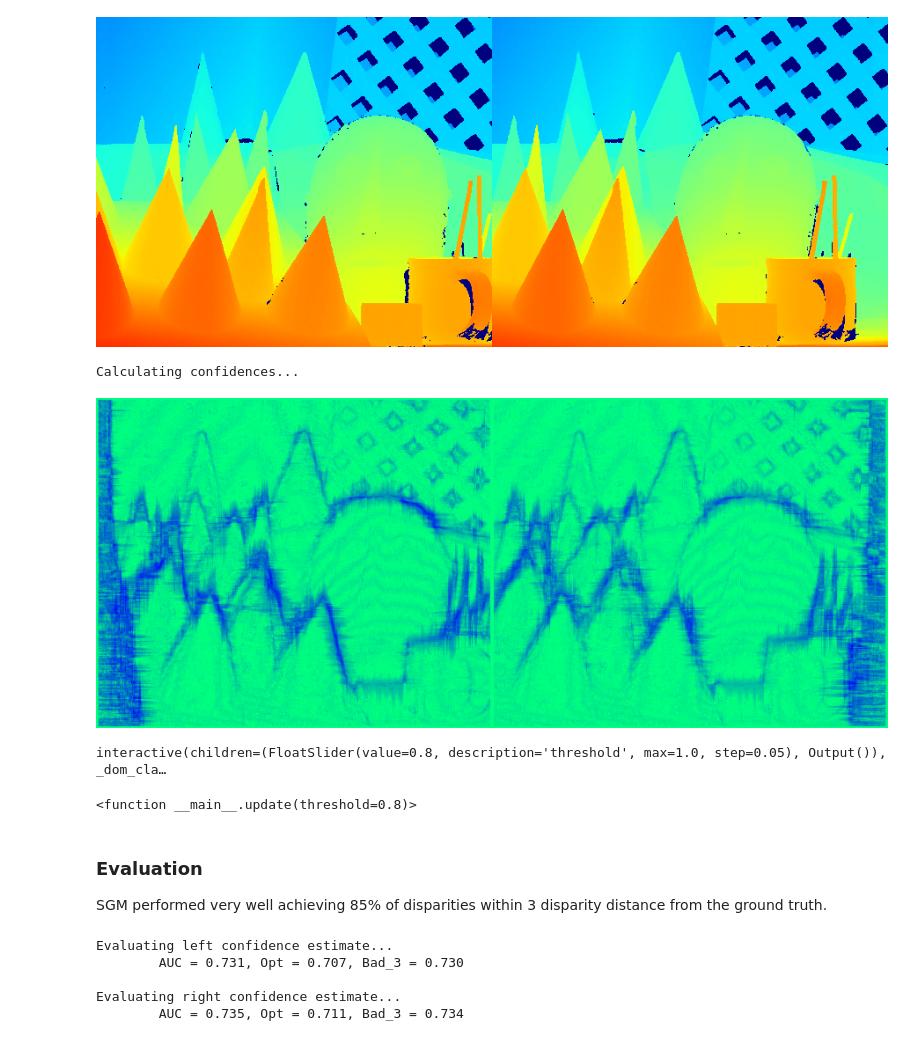
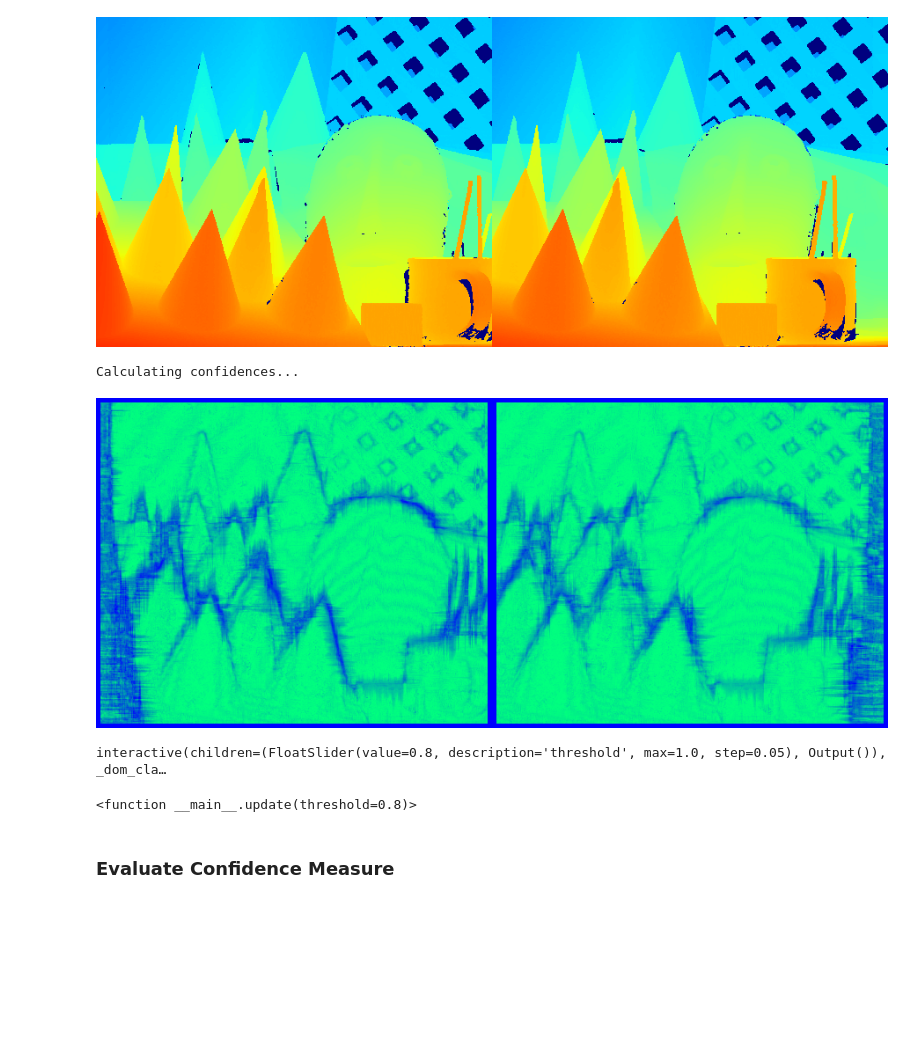
Before and after one commit to ChristianOrr/confidence-measures, a Jupyter notebook: matching_score_measure.ipynb, the cells around one changed output. Drawn from its saved outputs; the diff is of its cells as text; code cells hidden in the pictures; blank space fills up the shorter version.

```diff
--- a/matching_score_measure.ipynb
+++ b/matching_score_measure.ipynb
@@ -391,7 +392,7 @@ display(Image.fromarray(joined_depth_map_gt))
 # %% [output]
 [figure]
 # %%
-def matching_score_measure(aggregation_volume):
+def matching_score_measure(aggregation_volume, csize):
     """
     Creates a confidence map (H x W) using the
     matching score measure technique from the
@@ -414,19 +415,24 @@ def matching_score_measure(aggregation_volume):
     minimum = np.min(min_costs)
     maximum = np.max(min_costs)
     confidence = (min_costs - minimum) / (maximum - minimum)
+    # Set border pixels confidence to 0 (since disparity couldn't be calculated there)
+    confidence[:csize[0], :] = 0 # top border
+    confidence[-csize[0]:, :] = 0 # bottom border
+    confidence[:, :csize[1]] = 0 # left border
+    confidence[:, -csize[1]:] = 0 # right border
     return confidence
 # %%
 print("\nCalculating confidences...")
-left_confidences = matching_score_measure(left_aggregation_volume)
-right_confidences = matching_score_measure(right_aggregation_volume)
+left_confidences = matching_score_measure(left_aggregation_volume, csize)
+right_confidences = matching_score_measure(right_aggregation_volume, csize)
 
 joined_confidences = np.concatenate([
     colorize_image(np.uint8(left_confidences * 255), "winter"),
     colorize_image(np.uint8(right_confidences * 255), "winter")], axis=1)
 display(Image.fromarray(joined_confidences))
 # %% [output]
 Calculating confidences...
-[figure, old version]
+[figure, new version]
 # %%
 def filter_disparity(disp, conf, threshold):
     filtered_conf = np.where(conf >= threshold, disp, 0)
@@ -445,7 +451,3 @@ interact(update, threshold = widgets.FloatSlider(min = 0, max = 1.0, step = 0.05
 # %% [output]
 interactive(children=(FloatSlider(value=0.8, description='threshold', max=1.0, step=0.05), Output()), _dom_cla…
 <function __main__.update(threshold=0.8)>
-# %% [markdown]
-### Evaluation
-
-SGM performed very well achieving 85% of disparities within 3 disparity distance from the ground truth.
@@ -488,13 +454,2 @@ def calc_auc(disp, gt, conf, intervals=20, tau=3):
-# %%
-print('\nEvaluating left confidence estimate...')
-left_auc, left_opt, left_bad = calc_auc(left_disparity_map, left_gt, left_confidences, intervals=20, tau=tau)
-print('\tAUC = {:.3f}, Opt = {:.3f}, Bad_{} = {:.3f}'.format(left_auc, left_opt, tau, left_bad))
-print('\nEvaluating right confidence estimate...')
-right_auc, right_opt, right_bad = calc_auc(right_disparity_map, right_gt, right_confidences, intervals=20, tau=tau)
-print('\tAUC = {:.3f}, Opt = {:.3f}, Bad_{} = {:.3f}'.format(right_auc, right_opt, tau, right_bad))
-# %% [output]
-Evaluating left confidence estimate...
-        AUC = 0.731, Opt = 0.707, Bad_3 = 0.730
-
-Evaluating right confidence estimate...
-        AUC = 0.735, Opt = 0.711, Bad_3 = 0.734
+# %% [markdown]
+### Evaluate Confidence Measure
```
Also changed, not shown: parts of 16 cells of this notebook.
